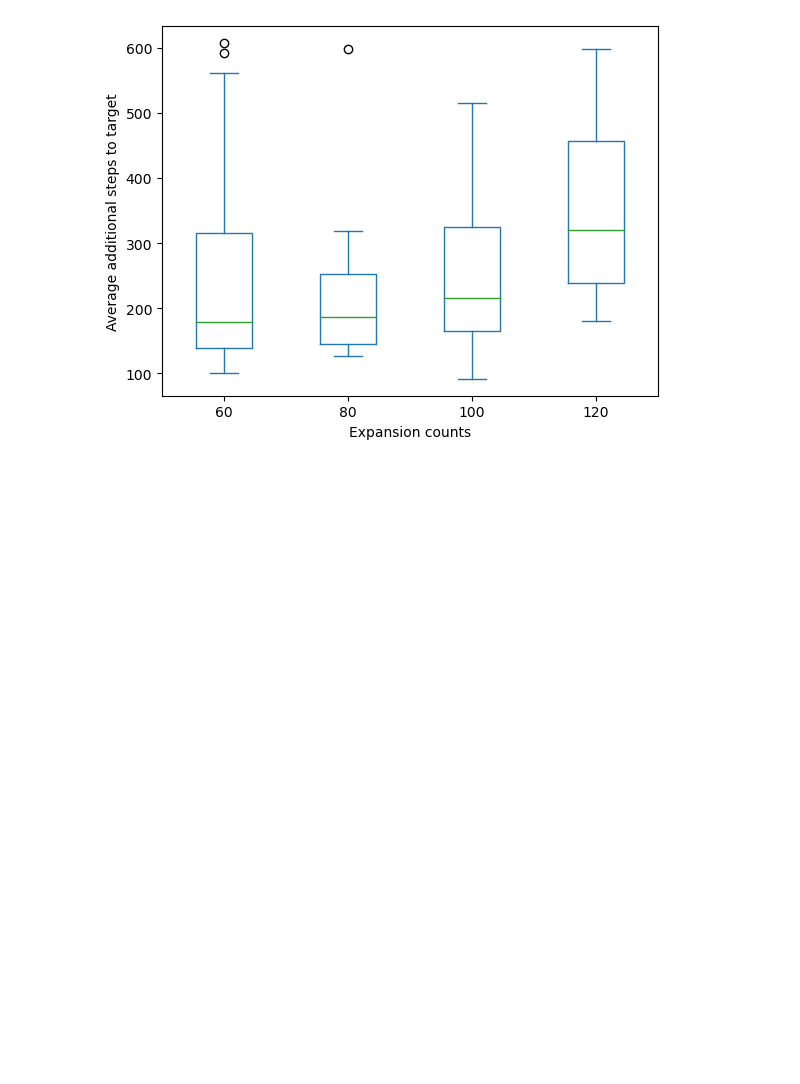
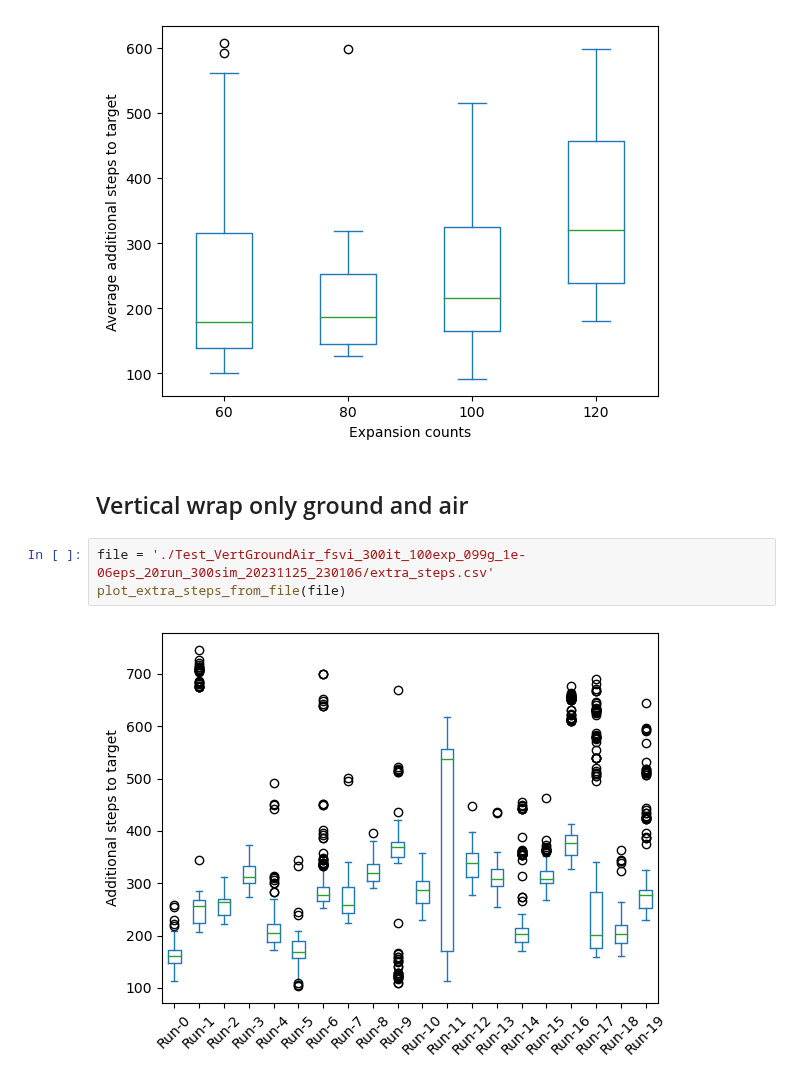
Before and after one commit to PimLb/POMDP_PBVI_Exploration, a Jupyter notebook: Experiments/Olfactory Navigation/visualize_results.ipynb, the cells around one changed output. Saved outputs shown, nothing was run; the diff lists cells and outputs as text; blank space fills up the shorter version.

Commit message:
Added single solve run progress test

```diff
--- a/Experiments/Olfactory Navigation/visualize_results.ipynb
+++ b/Experiments/Olfactory Navigation/visualize_results.ipynb
@@ -73,3 +73,10 @@ plt.xlabel('Expansion counts')
 # %% [output]
 Text(0.5, 0, 'Expansion counts')
 [figure]
+# %% [markdown]
+## Vertical wrap only ground and air
+# %%
+file = './Test_VertGroundAir_fsvi_300it_100exp_099g_1e-06eps_20run_300sim_20231125_230106/extra_steps.csv'
+plot_extra_steps_from_file(file)
+# %% [output]
+[figure, added]
```
Also changed, not shown: parts of 10 cells of this notebook, 2 other files.
